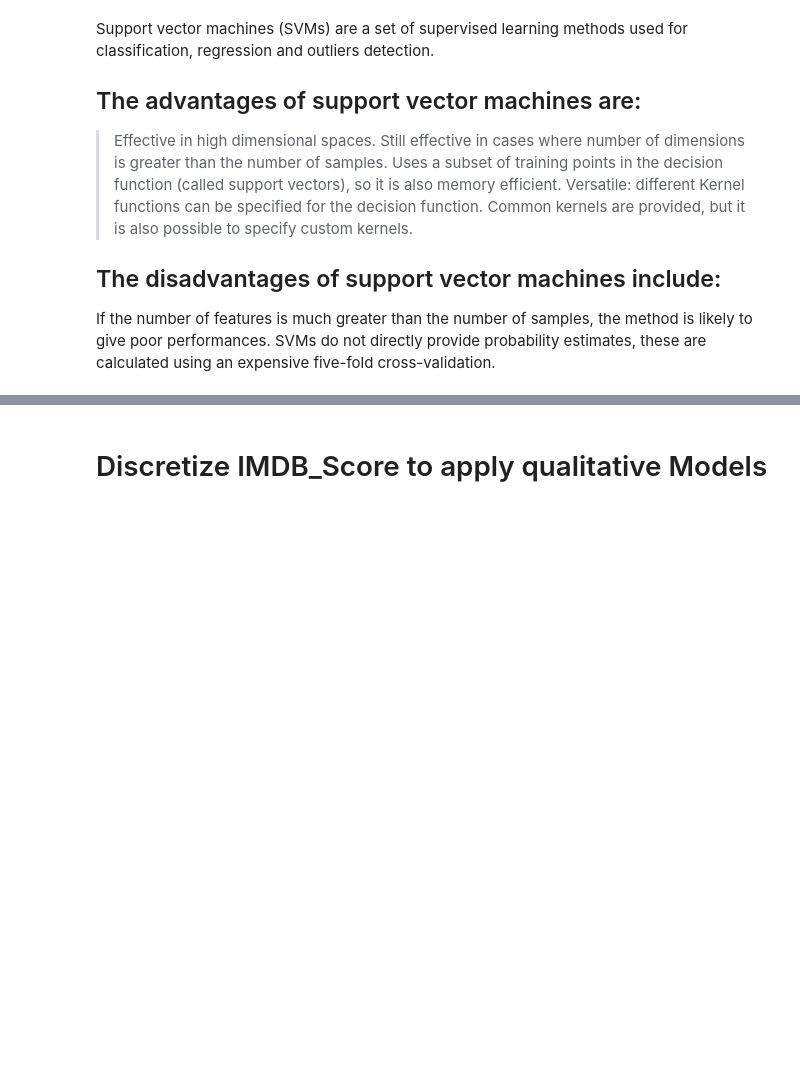
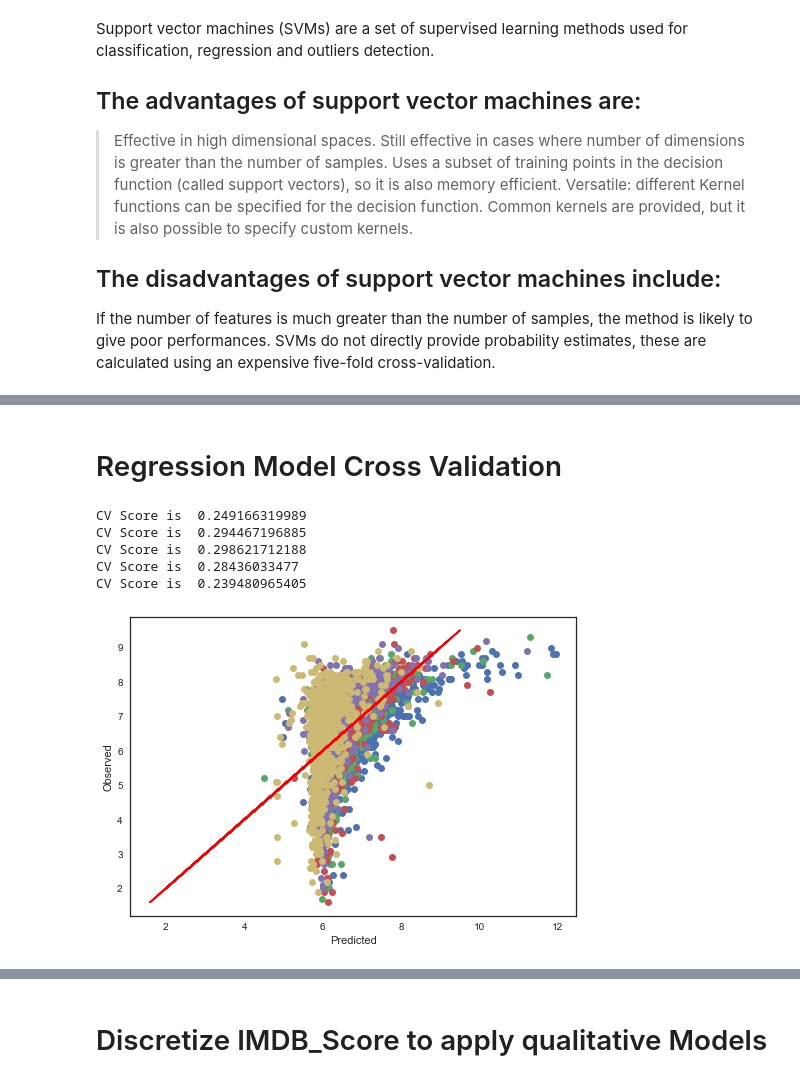
Before and after one commit to chatkausik/First-Capstone-Project, a Jupyter notebook: Capstone_1_movierecmnd_iter_1.ipynb, the cells around one changed output, grey strips where cells are left out. Cells and saved outputs as stored; diff of their text form; code cells hidden in the pictures; blank space fills up the shorter version.

```diff
--- a/Capstone_1_movierecmnd_iter_1.ipynb
+++ b/Capstone_1_movierecmnd_iter_1.ipynb
@@ -946 +948,3 @@ Mean squared error: 1.23
 Variance score: 0.02
+# %% [markdown]
+# Regression Model Cross Validation
@@ -946,0 +998,22 @@ Variance score: 0.02
+# %%
+from sklearn import neighbors
+from sklearn.feature_selection import SelectKBest, f_regression
+from sklearn.cross_validation import cross_val_score, KFold
+
+lgr = LinearRegression()                                            #Multiple Linear regressor
+rfr = RandomForestRegressor(n_estimators = 4000, random_state = 0)  #Random Forest Regressor
+#svr = SVR(kernel = 'rbf')                                          #Support Vector Regressor
+rr  = linear_model.Ridge()                                          #Ridge Regressor
+n_neighbors=5
+knn=neighbors.KNeighborsRegressor(n_neighbors,weights='uniform')    #KNN Regressor
+reg = linear_model.BayesianRidge()                                  #bayesianRidge
+# %%
+#Multiple Linear Regression Accuracy is 24% with cross validation
+cv_score(lgr)
+# %% [output]
+CV Score is  0.249166319989
+CV Score is  0.294467196885
+CV Score is  0.298621712188
+CV Score is  0.28436033477
+CV Score is  0.239480965405
+[figure, added]
```
Also changed, not shown: parts of 86 cells of this notebook.
